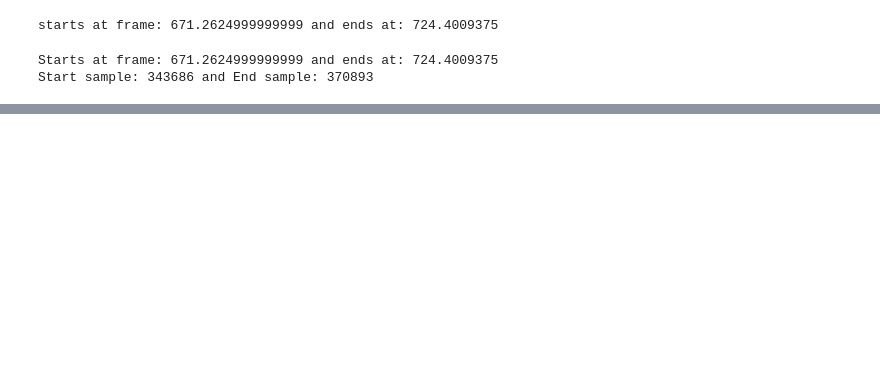
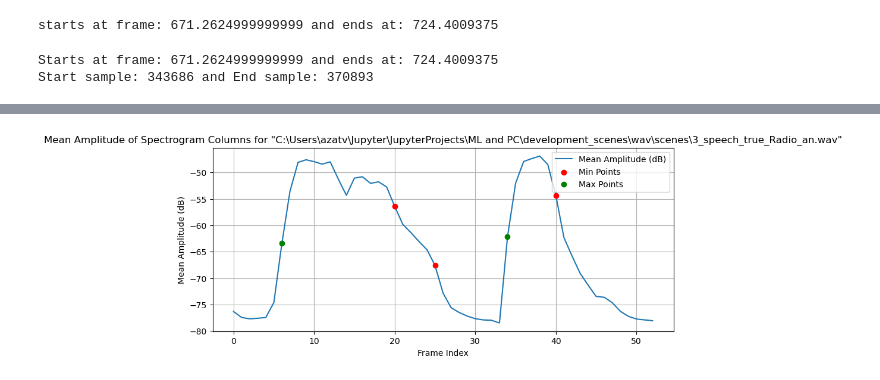
Before and after one commit to qtakmalay/JupyterProjects, a Jupyter notebook: ML and PC/feature_extraction.ipynb, the cells around one changed output, grey strips where cells are left out. Saved outputs shown, nothing was run; the diff lists cells and outputs as text; code cells hidden in the pictures; blank space fills up the shorter version.

```diff
--- a/ML and PC/feature_extraction.ipynb
+++ b/ML and PC/feature_extraction.ipynb
@@ -108,0 +316,96 @@ Start sample: 343686 and End sample: 370893
+# %%
+import numpy as np
+import librosa
+import librosa.display
+import matplotlib.pyplot as plt
+import cv2
+from scipy.signal import find_peaks
+
+# Load the audio file
+wav_path = r"C:\Users\azatv\Jupyter\JupyterProjects\ML and PC\development_scenes\wav\scenes\3_speech_true_Radio_an.wav"
+y, sr = librosa.load(wav_path, sr=None)
+print(f"Sample rate: {sr}")
+
+# Parameters for spectrogram
+n_fft = 2048
+hop_length = 512
+
+# Compute the spectrogram
+S = np.abs(librosa.stft(y, n_fft=n_fft, hop_length=hop_length))
+S_db = librosa.amplitude_to_db(S, ref=np.max)
+
+# Normalize the spectrogram for image visualization
+S_db_normalized = cv2.normalize(S_db, None, alpha=0, beta=255, norm_type=cv2.NORM_MINMAX)
+image = S_db_normalized.astype(np.uint8)
+
+# Number of frames
+num_frames = S.shape[1]
+duration = (num_frames * hop_length) / sr
+print(f"Duration of the audio: {duration:.2f} seconds")
+
+# Define the start and end times of the command
+start_time = 21.4804
+end_time = 23.18083
+
+# Convert times to frame indices
+start_frame = int(start_time / duration * num_frames)
+end_frame = int(end_time / duration * num_frames)
+
+# Extract the relevant segment
+segment = S_db[:, start_frame:end_frame]
+
+# Compute the mean for each column
+means = np.mean(segment, axis=0)
+
+# Compute the gradient of the means
+gradients = np.gradient(means)
+
+# Find local minima and maxima
+min_indices = find_peaks(-gradients)[0]
+max_indices = find_peaks(gradients)[0]
+
+# Filter minima and maxima to ensure they follow the rules
+min_indices = min_indices[np.argsort(gradients[min_indices])]
+max_indices = max_indices[np.argsort(-gradients[max_indices])]
+
+# Ensure we have 3 minima and 2 maxima points
+if len(min_indices) >= 3 and len(max_indices) >= 2:
+    min_indices = min_indices[:3]
+    max_indices = max_indices[:2]
+
+# Plot the means
+plt.figure(figsize=(10, 4))
+plt.plot(means, label='Mean Amplitude (dB)')
+plt.scatter(min_indices, means[min_indices], color='red', zorder=5, label='Min Points')
+plt.scatter(max_indices, means[max_indices], color='green', zorder=5, label='Max Points')
+plt.xlabel('Frame Index')
+plt.ylabel('Mean Amplitude (dB)')
+plt.title(f'Mean Amplitude of Spectrogram Columns for "{wav_path}"')
+plt.grid()
+plt.legend()
+plt.show()
+
+# Plot the gradient of the means
+plt.figure(figsize=(10, 4))
+plt.plot(gradients, label='Gradient of Mean Amplitude', color='red')
+plt.scatter(min_indices, gradients[min_indices], color='blue', zorder=5, label='Min Points')
+plt.scatter(max_indices, gradients[max_indices], color='green', zorder=5, label='Max Points')
+plt.xlabel('Frame Index')
+plt.ylabel('Gradient')
+plt.title(f'Gradient of Mean Amplitude for "{wav_path}"')
+plt.grid()
+plt.legend()
+plt.show()
+
+# Plot the spectrogram with vertical lines at min and max points
+plt.figure(figsize=(10, 4))
+librosa.display.specshow(S_db[:, start_frame:end_frame], sr=sr, hop_length=hop_length, x_axis='time', y_axis='log')
+for sp in min_indices:
+    plt.axvline(x=sp * hop_length / sr, color='red', linestyle='--', alpha=0.8)
+for sp in max_indices:
+    plt.axvline(x=sp * hop_length / sr, color='green', linestyle='--', alpha=0.8)
+plt.colorbar(format='%+2.0f dB')
+plt.title(f'Spectrogram with Min and Max Points for "{wav_path}"')
+plt.tight_layout()
+plt.show()
+# %% [output]
@@ -108,0 +414 @@ Start sample: 343686 and End sample: 370893
+[figure, added]
```
Also changed, not shown: parts of 17 cells of this notebook, 2 other files.
